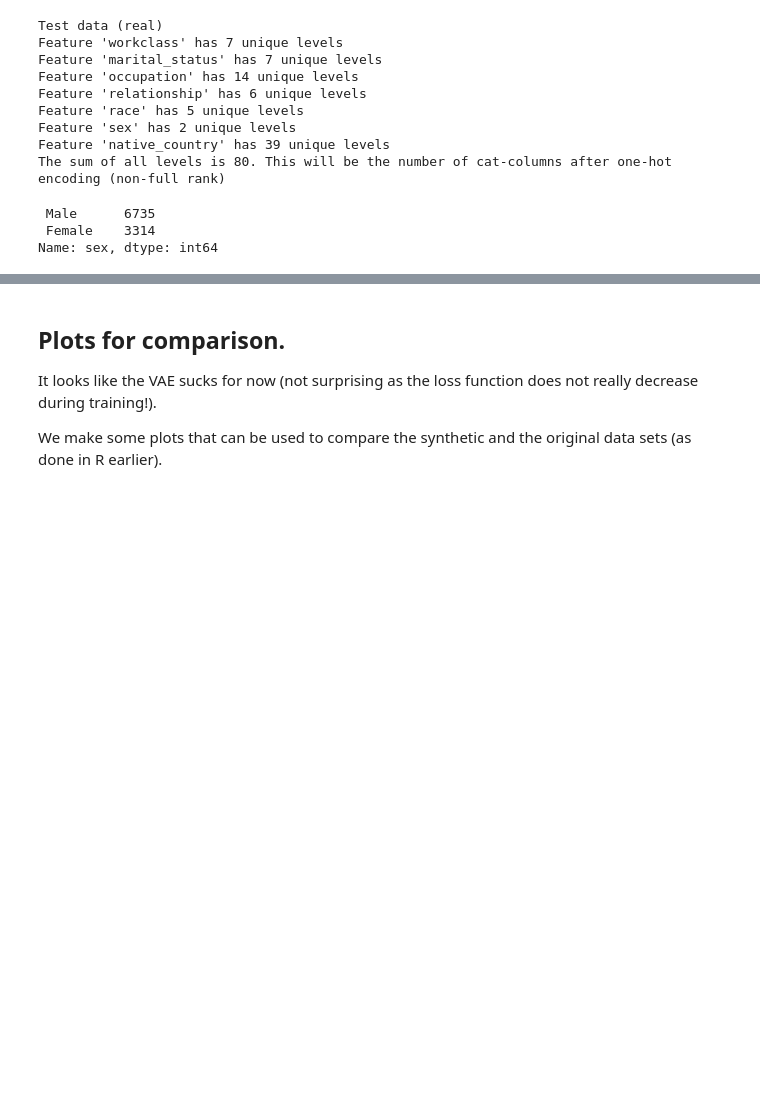
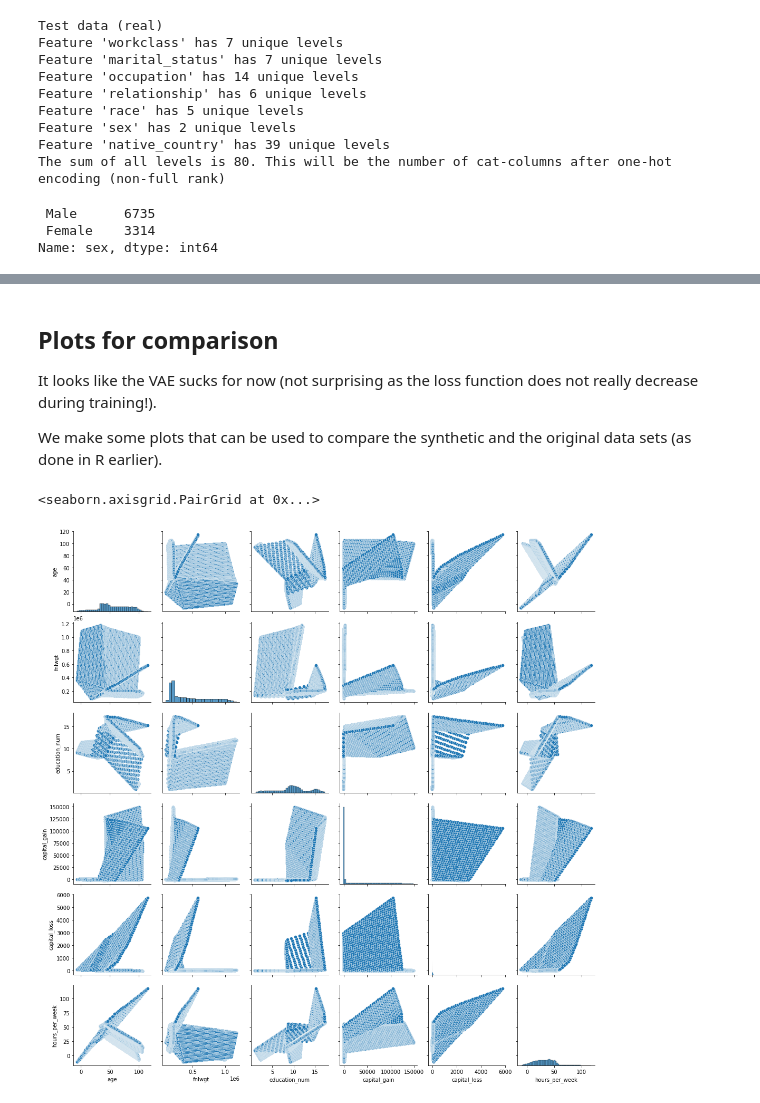
Before and after one commit to alexaoh/tabular-diffusion-for-counterfactuals, a Jupyter notebook: VAE_pytorch.ipynb, the cells around one changed output, grey strips where cells are left out. Saved outputs shown, nothing was run; the diff lists cells and outputs as text; code cells hidden in the pictures; blank space fills up the shorter version.

```diff
--- a/VAE_pytorch.ipynb
+++ b/VAE_pytorch.ipynb
@@ -646,7 +646,16 @@ The sum of all levels is 82. This will be the number of cat-columns after one-ho
 Name: sex, dtype: int64
 # %% [markdown]
-## Plots for comparison.
+## Plots for comparison
 
 It looks like the VAE sucks for now (not surprising as the loss function does not really decrease during training!).
 
 We make some plots that can be used to compare the synthetic and the original data sets (as done in R earlier).
+# %%
+# I just did some testing below while developing ae.py (as a beginning of vae.)
+synthetic = pd.read_csv("synth_ae.csv", index_col = 0)
+synthetic.describe()
+import seaborn as sbs
+sbs.pairplot(synthetic)
+# %% [output]
+<seaborn.axisgrid.PairGrid at 0x...>
+[figure, added]
```
Also changed, not shown: parts of 9 cells of this notebook, 12 other files.
